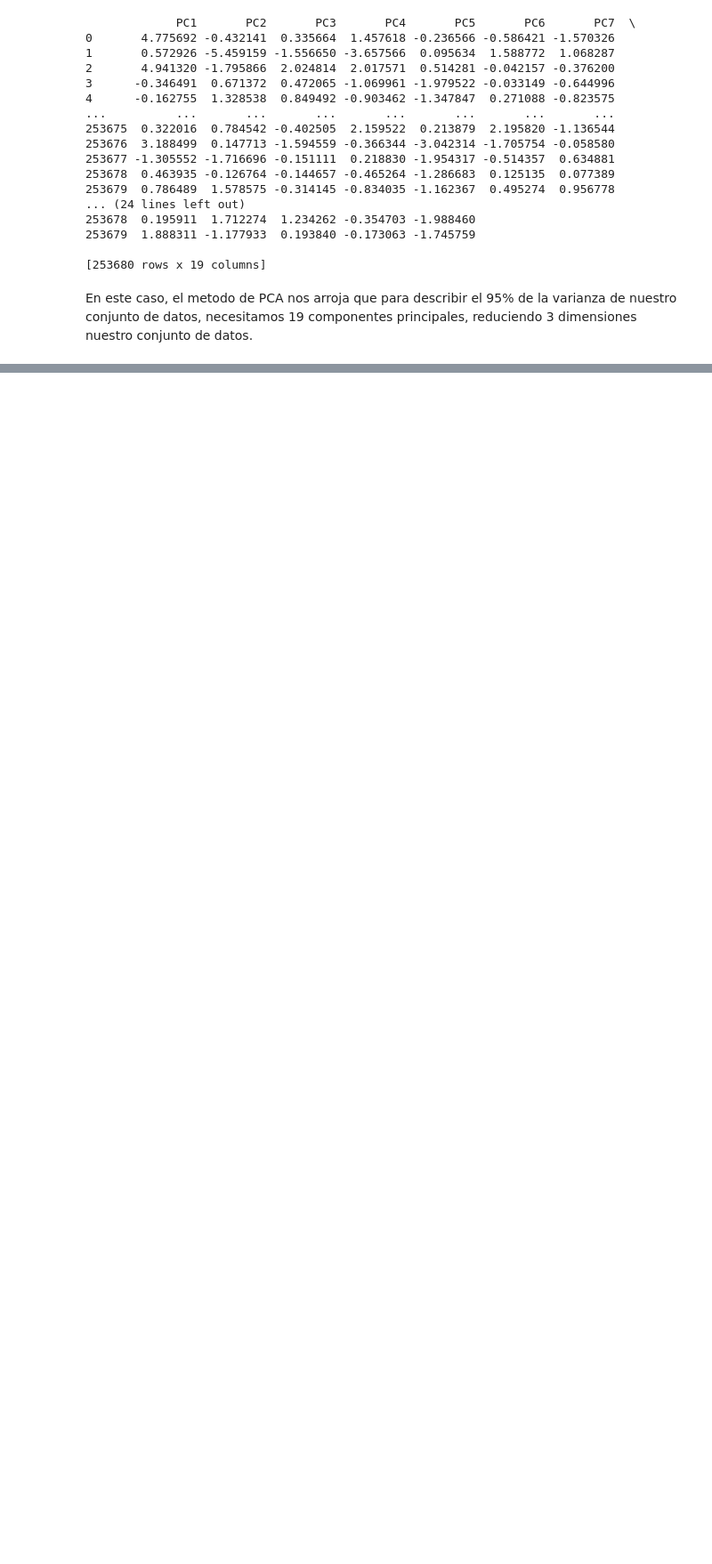
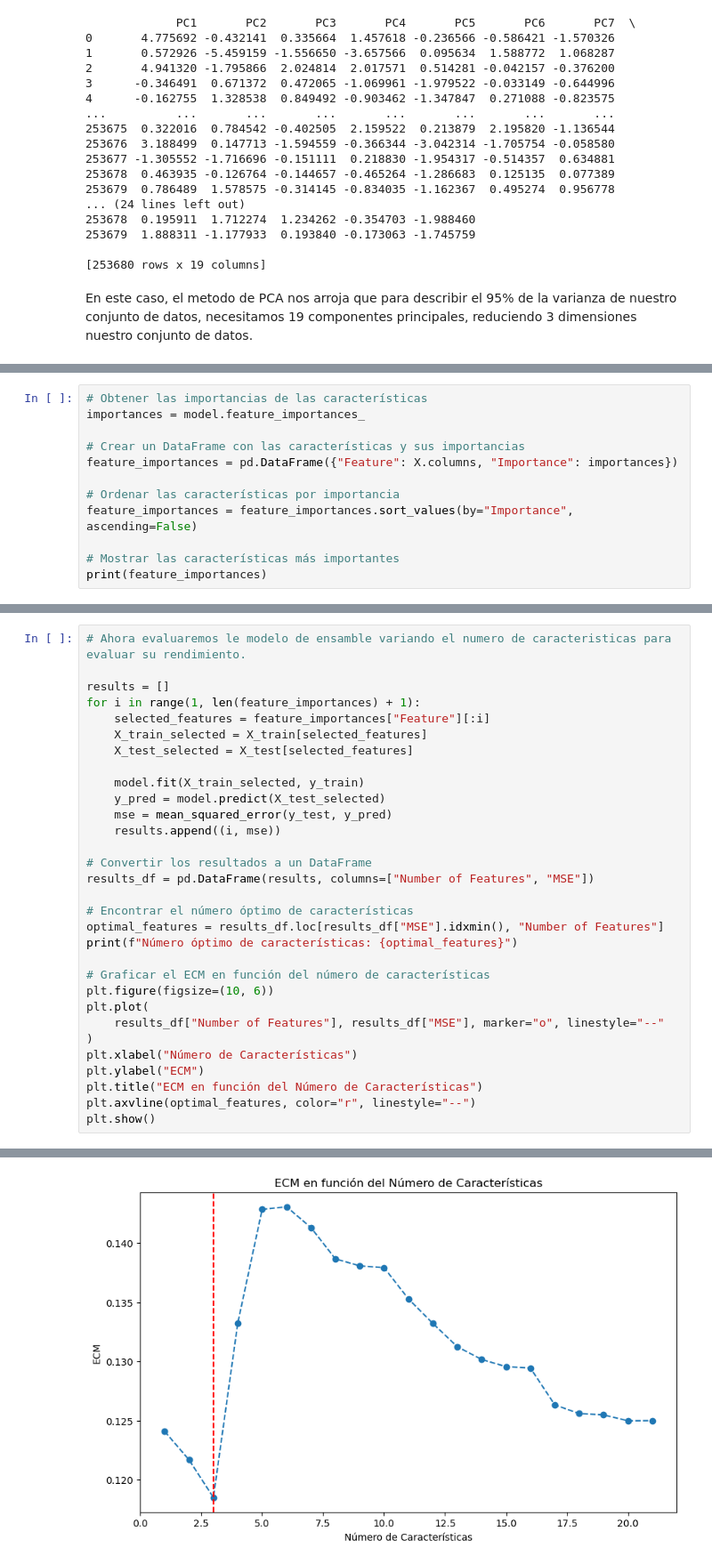
Before and after one commit to juanlt9905/machineLearning2025, a Jupyter notebook: exploracion_de_datos.ipynb, the cells around one changed output, grey strips where cells are left out. Shown at 89% size. Drawn from its saved outputs; the diff is of its cells as text; blank space fills up the shorter version.

Commit message:
importancia de caracteristicas con metodo de ensamble

```diff
--- a/exploracion_de_datos.ipynb
+++ b/exploracion_de_datos.ipynb
@@ -567,0 +603,12 @@ En este caso, el metodo de PCA nos arroja que para describir el 95% de la varian
+# %%
+# Obtener las importancias de las características
+importances = model.feature_importances_
+
+# Crear un DataFrame con las características y sus importancias
+feature_importances = pd.DataFrame({"Feature": X.columns, "Importance": importances})
+
+# Ordenar las características por importancia
+feature_importances = feature_importances.sort_values(by="Importance", ascending=False)
+
+# Mostrar las características más importantes
+print(feature_importances)
@@ -567,0 +633,32 @@ En este caso, el metodo de PCA nos arroja que para describir el 95% de la varian
+# %%
+# Ahora evaluaremos le modelo de ensamble variando el numero de caracteristicas para evaluar su rendimiento.
+
+results = []
+for i in range(1, len(feature_importances) + 1):
+    selected_features = feature_importances["Feature"][:i]
+    X_train_selected = X_train[selected_features]
+    X_test_selected = X_test[selected_features]
+
+    model.fit(X_train_selected, y_train)
+    y_pred = model.predict(X_test_selected)
+    mse = mean_squared_error(y_test, y_pred)
+    results.append((i, mse))
+
+# Convertir los resultados a un DataFrame
+results_df = pd.DataFrame(results, columns=["Number of Features", "MSE"])
+
+# Encontrar el número óptimo de características
+optimal_features = results_df.loc[results_df["MSE"].idxmin(), "Number of Features"]
+print(f"Número óptimo de características: {optimal_features}")
+
+# Graficar el ECM en función del número de características
+plt.figure(figsize=(10, 6))
+plt.plot(
+    results_df["Number of Features"], results_df["MSE"], marker="o", linestyle="--"
+)
+plt.xlabel("Número de Características")
+plt.ylabel("ECM")
+plt.title("ECM en función del Número de Características")
+plt.axvline(optimal_features, color="r", linestyle="--")
+plt.show()
+# %% [output]
@@ -567,0 +666 @@ En este caso, el metodo de PCA nos arroja que para describir el 95% de la varian
+[figure, added]
```
Also changed, not shown: parts of 5 cells of this notebook.
